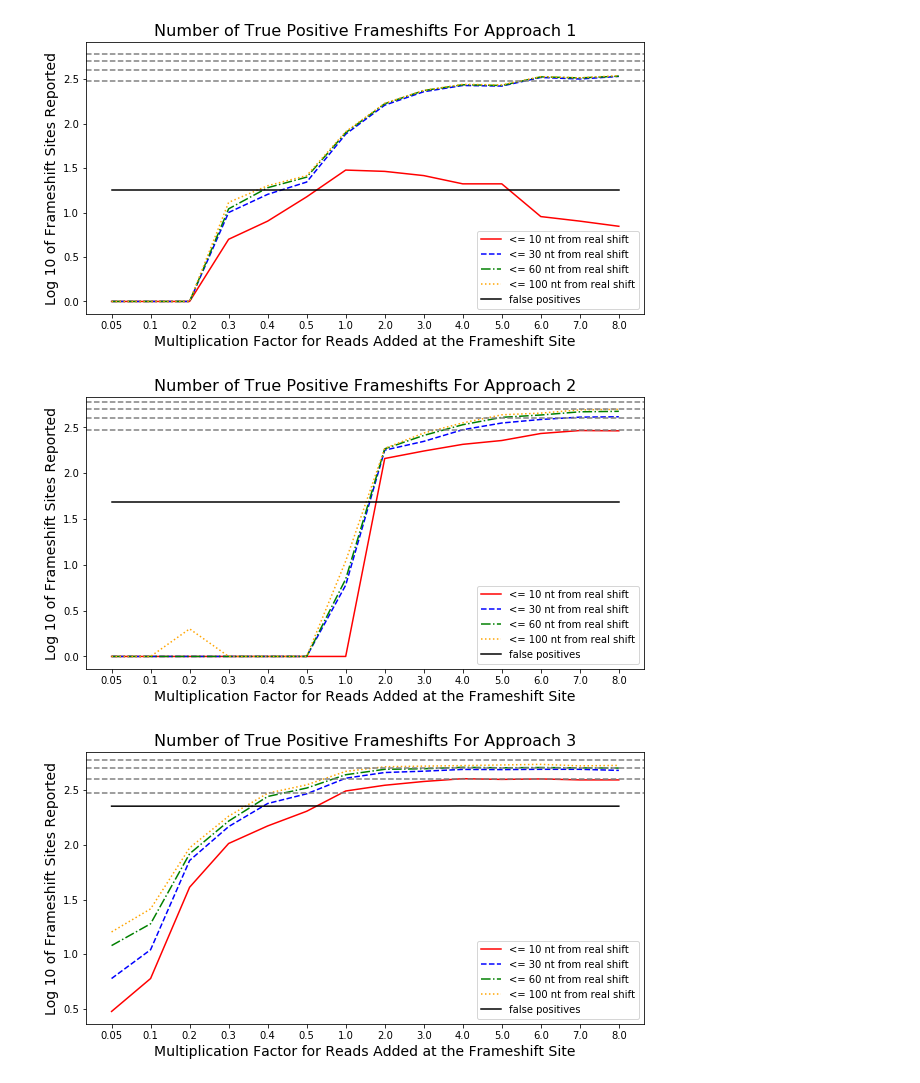
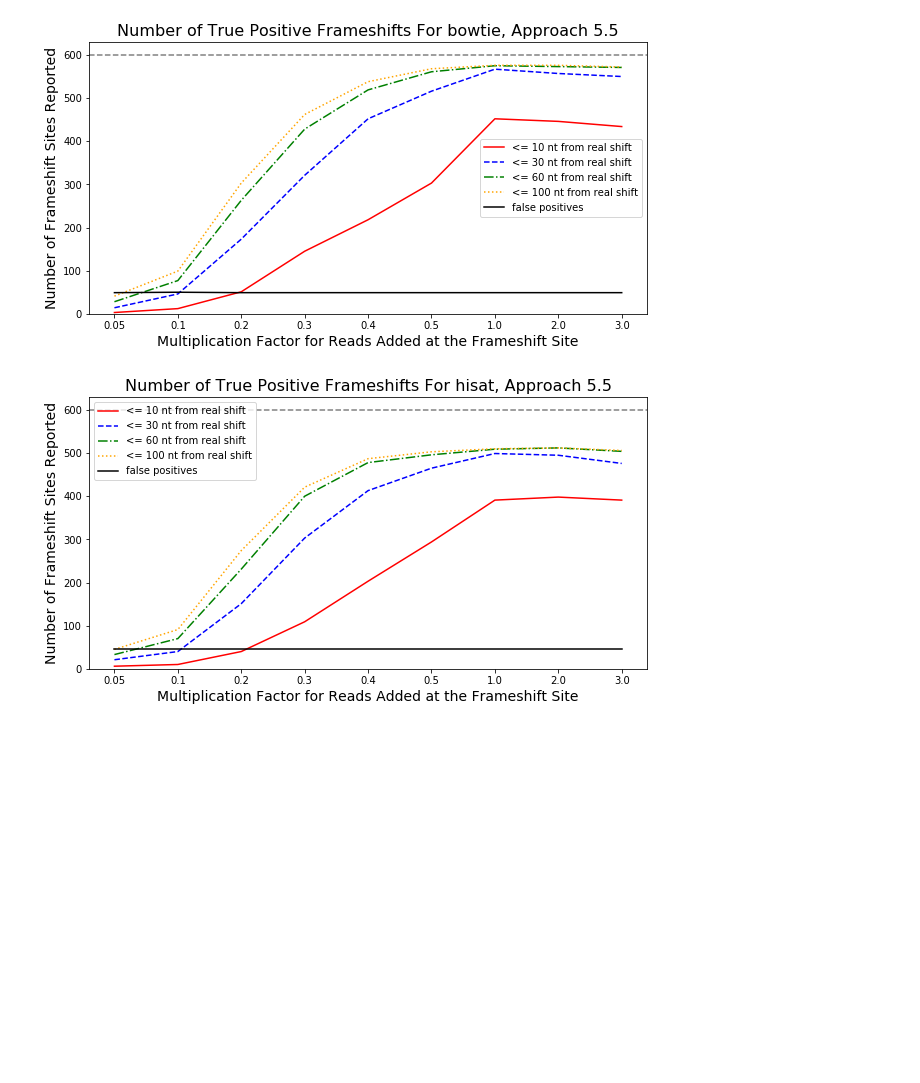
Before and after one commit to ayurovsky/old_Frame-Shift-Detector, a Jupyter notebook: SimulatedShiftReports-v2.ipynb, the cells around one changed output. Cells and saved outputs as stored; diff of their text form; code cells hidden in the pictures; blank space fills up the shorter version.

```diff
--- a/SimulatedShiftReports-v2.ipynb
+++ b/SimulatedShiftReports-v2.ipynb
@@ -43,18 +43,21 @@ import math
 shift_info_dict = dict()
 shift_true_positives = dict()
 shift_false_positives = dict()
-levels = [0.05, 0.1, 0.2, 0.3, 0.4, 0.5, 1.0, 2.0, 3.0, 4.0, 5.0, 6.0, 7.0, 8.0]
-approaches = [1, 2, 3, 4]
+levels = [0.05, 0.1, 0.2, 0.3, 0.4, 0.5, 1.0, 2.0, 3.0] #, 4.0, 5.0, 6.0, 7.0, 8.0]
+mapping = ["bowtie", "hisat"]
+approach = "5.5"
+#[1, 2, 3, 4, 5.7] #, 5.7]
 
+counter = 1
 distances = [10, 30, 60, 100]
 legend_labels = []
 for dist in distances:
     legend_labels.append("<= " + str(dist) + " nt from real shift")
 legend_labels.append("false positives")
 
-for approach in approaches:
+for mapper in mapping:
     for level in levels:
-        infoFile = open("output/all_jan2014_25_to_32_starts_simulated_shifts_info_at_" + str(level), "r")
+        infoFile = open("output/all_jan2014_" + mapper + "_unique_25_to_32_starts_simulated_shifts_info_at_" + str(level), "r")
         shift_info_dict[level] = dict()
         for line in infoFile:
             cs = line.strip().split(",")
@@ -70,7 +73,7 @@ for approach in approaches:
             shift_info_dict[level][gene]["direction"] = direction
             shift_info_dict[level][gene]["percent"] = percent
 
-        inFile = open("output/all_jan2014_25_to_32_starts_with_simulated_shifts_at_" + str(level) + "_with_found_frameshifts_approach_" + str(approach), "r")
+        inFile = open("output/all_jan2014_" + mapper + "_unique_25_to_32_starts_with_simulated_shifts_at_" + str(level) + "_with_found_frameshifts_approach_" + str(approach), "r")
         shift_true_positives[level] = dict()
         shift_false_positives[level] = 0
 
@@ -83,7 +86,7 @@ for approach in approaches:
             reads_1 = inFile.readline().rstrip("\n").split(" ")
             reads_2 = inFile.readline().rstrip("\n").split(" ")
             percents = inFile.readline().rstrip("\n").split(",")
-            percents = [float(x) for x in percents]
+           # percents = [float(x) for x in percents]
             blank = inFile.readline()
             gene_name = Info_string.split("\t")[0].split(" ")[1]
             #p_value  = float(Info_string.split("\t")[1].split(" ")[1])
@@ -107,42 +110,44 @@ for approach in approaches:
 
     inFile.close()
     import matplotlib.pyplot as plt
-    plt.figure(approach, figsize=(10, 5))
+    plt.figure(counter, figsize=(10, 5))
+    counter += 1
     colors = ["red", "blue" , "green", "orange", "black"]
     linestyles = ['-', '--', '-.', ':', '-']
     n = 0
     xs = levels
     #print(approach)
     for dist in distances:
         ys = []
         for x in xs:
             y = shift_true_positives[x][dist]
             #print(y)
             if (y != 0):
-                ys.append(math.log(y, 10))
+                ys.append(y) #math.log(y, 10))
             else:
                 ys.append(0)
         plt.plot(np.arange(len(xs)), ys, c=colors[n],linestyle=linestyles[n])
         n += 1
     #print("\n")
     ys = []
     for x in xs:
         y = shift_false_positives[x]
         if (y != 0):
-            ys.append(math.log(y, 10))
+            ys.append(y) #math.log(y, 10))
         else:
             ys.append(0)
     plt.plot(np.arange(len(xs)), ys, c=colors[n],linestyle=linestyles[n])
-    plt.axhline(y=math.log(600,10), color='gray', linestyle='--')
-    plt.axhline(y=math.log(500,10), color='gray', linestyle='--')
-    plt.axhline(y=math.log(400,10), color='gray', linestyle='--')
-    plt.axhline(y=math.log(300,10), color='gray', linestyle='--')
-    plt.title('Number of True Positive Frameshifts For Approach '+ str(approach),fontsize=16)
+    plt.axhline(y=600, color='gray', linestyle='--')
+    #plt.axhline(y=math.log(500,10), color='gray', linestyle='--')
+    #plt.axhline(y=math.log(400,10), color='gray', linestyle='--')
+    #plt.axhline(y=math.log(300,10), color='gray', linestyle='--')
+    plt.title('Number of True Positive Frameshifts For ' + mapper + ', Approach '+ str(approach),fontsize=16)
     plt.xlabel('Multiplication Factor for Reads Added at the Frameshift Site',fontsize=14)
     plt.xticks(np.arange(len(xs)), xs)
-    plt.ylabel('Log 10 of Frameshift Sites Reported',fontsize=14)
+    plt.ylim(bottom=0)
+    plt.ylim(top=630) #2.8)
+    plt.ylabel('Number of Frameshift Sites Reported',fontsize=14)
     plt.legend(legend_labels)
 # %% [output]
-[figure, old version]
+[figure, new version]
-[figure, old version]
+[figure, new version]
-[figure, removed]
```
Also changed, not shown: parts of 4 cells of this notebook, 20 other files.
